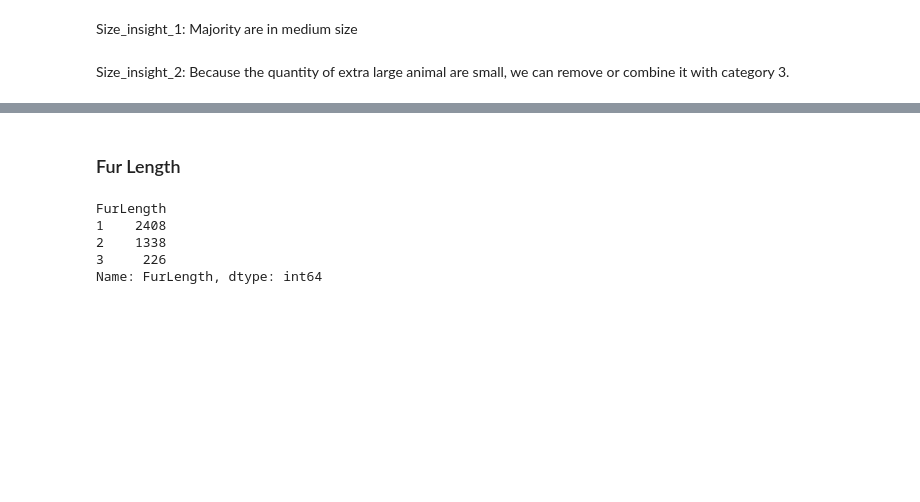
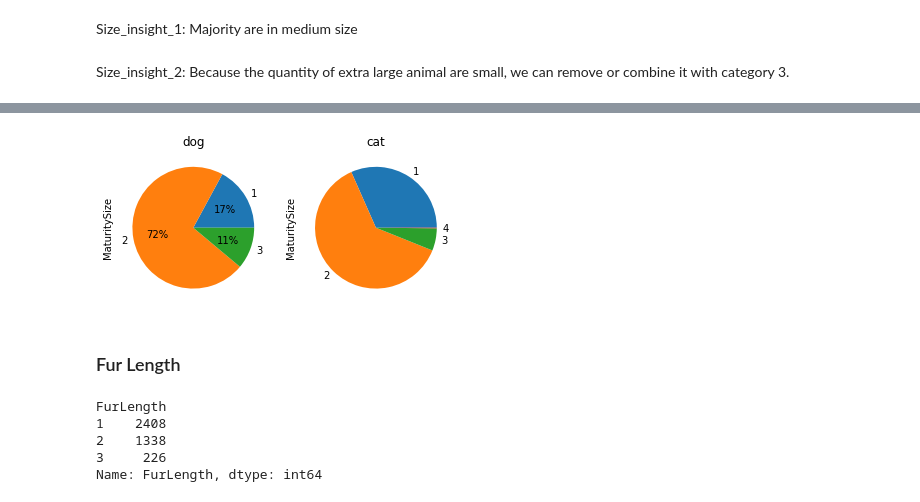
Before and after one commit to naufaldi-fir/adoption-prediction-project, a Jupyter notebook: Exploration on Age, Gender, Maturity Size, Furlength and Quantity.ipynb, the cells around one changed output, grey strips where cells are left out. Cells and saved outputs as stored; diff of their text form; code cells hidden in the pictures; blank space fills up the shorter version.

Commit message:
success add percentage to pie chart dog and cat in maturity size

```diff
--- a/Exploration on Age, Gender, Maturity Size, Furlength and Quantity.ipynb
+++ b/Exploration on Age, Gender, Maturity Size, Furlength and Quantity.ipynb
@@ -184,7 +184,8 @@ Size_insight_2: Because the quantity of extra large animal are small,  we can re
 #visualizing Maturity Size
 ax1 = plt.subplot(1,2,1)
 dog_pie = dog.groupby("MaturitySize")["MaturitySize"].count()
-dog_pie.plot.pie(autopct = "{:.0f}%")
+#dog_pie.plot.pie(autopct = "%.0f") #berhasil tanpa tulisan persen
+dog_pie.plot.pie(autopct = lambda p: "{:.0f}%".format(p))
 #plt.pie(dog_pie)
 plt.title("dog")
 
@@ -200,3 +200,4 @@ SyntaxError: f-string: empty expression not allowed (<ipython-input-25-8998c4200
+[figure, added]
 # %% [markdown]
 ### Fur Length
 # %%
```
Also changed, not shown: parts of 1 cell of this notebook.
